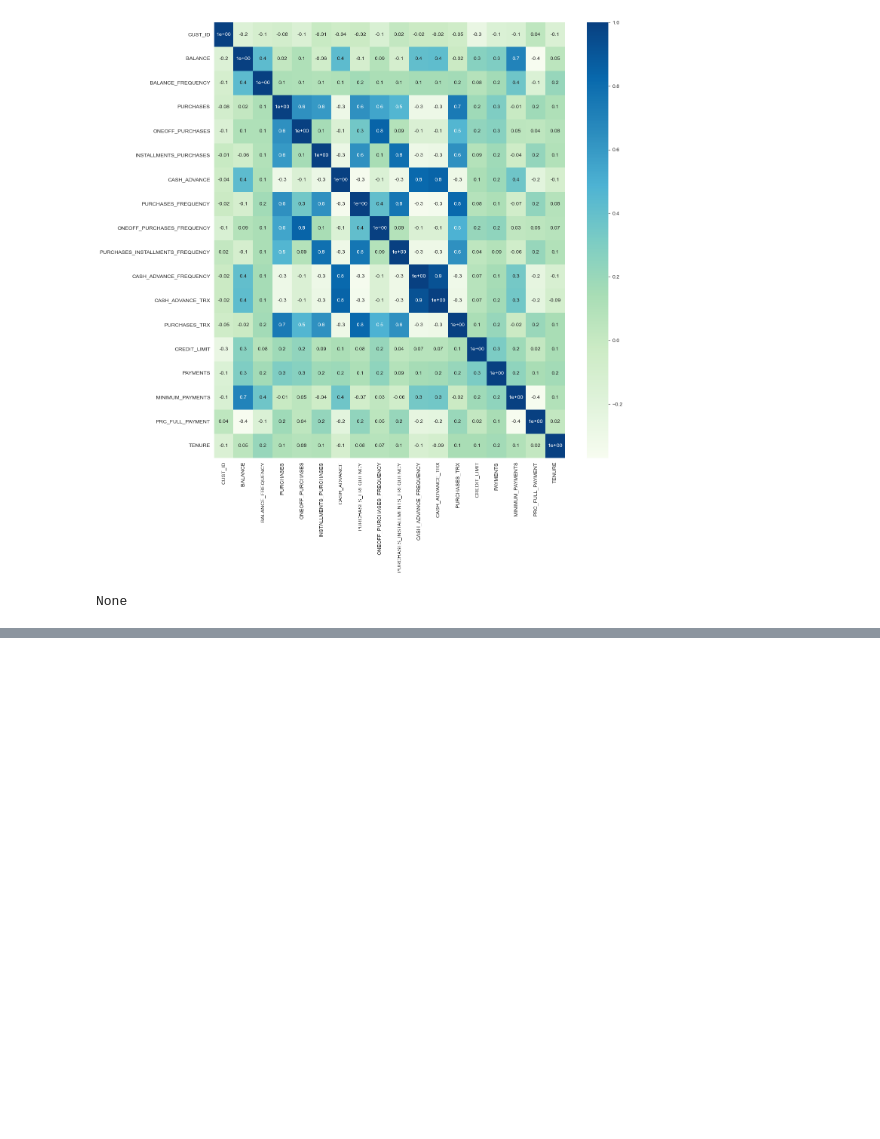
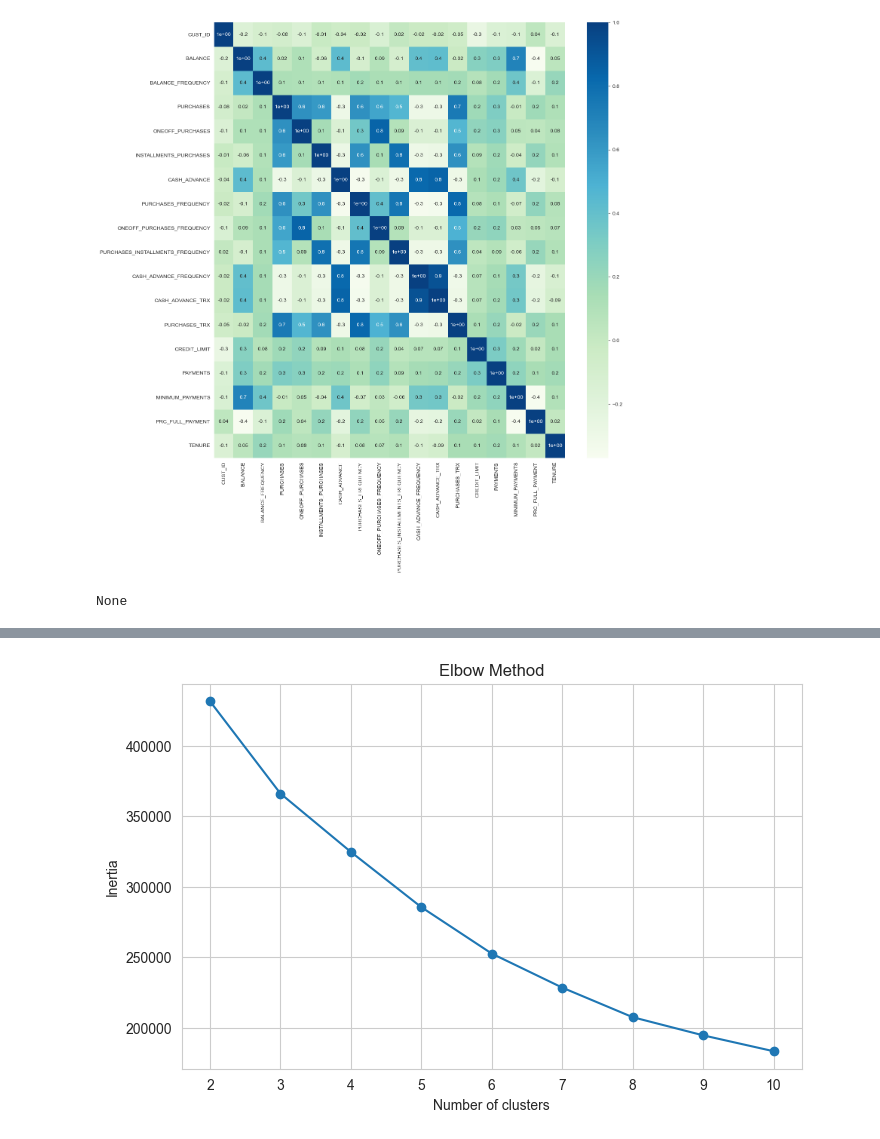
Before and after one commit to inesbchainho/ML_unsupervized_learning_26, a Jupyter notebook: Main_Notebook.ipynb, the cells around one changed output, grey strips where cells are left out. Saved outputs shown, nothing was run; the diff lists cells and outputs as text; code cells hidden in the pictures; blank space fills up the shorter version.

Commit message:
Add K-Means clustering analysis

```diff
--- a/Main_Notebook.ipynb
+++ b/Main_Notebook.ipynb
@@ -191,7 +209,7 @@ memory usage: 734.1 KB
 print("----------------Handling outliers:-----------------------")
 print("There are no negative balances or impossible values, so we will not delete any observations.")
 print("----------------Handling duplicates:-----------------------")
-data_droped.drop_duplicates()
+data_droped = data_droped.drop_duplicates()
 data_droped.info()
 # %% [output]
 ----------------Handling outliers:-----------------------
@@ -275,3 +293,13 @@ None
 # |corr| < 0.8 !! join the two highly correlated vars or eliminate one of them
 # %%
 # RobustScaler → less sensitive to extremes
+# %%
+df = data_droped.copy()
+
+df = df.drop_duplicates()
+
+customer_ids = df["CUST_ID"]
+
+X = df.drop(columns=["CUST_ID"])
+
+X.head()
@@ -277,0 +313,24 @@ None
+# %%
+scaler = RobustScaler()
+X_scaled = scaler.fit_transform(X)
+# %%
+inertias = []
+silhouette_scores = []
+
+k_values = range(2, 11)
+
+for k in k_values:
+    kmeans = KMeans(n_clusters=k, random_state=42, n_init=10)
+    labels = kmeans.fit_predict(X_scaled)
+
+    inertias.append(kmeans.inertia_)
+    score = silhouette_score(X_scaled, labels, sample_size=2000, random_state=42)
+    silhouette_scores.append(score)
+
+cluster_results = pd.DataFrame({
+    "Number of clusters": list(k_values),
+    "Inertia": inertias,
+    "Silhouette Score": silhouette_scores
+})
+
+cluster_results
@@ -277,0 +348,9 @@ None
+# %%
+plt.figure(figsize=(8, 5))
+plt.plot(k_values, inertias, marker="o")
+plt.title("Elbow Method")
+plt.xlabel("Number of clusters")
+plt.ylabel("Inertia")
+plt.show()
+# %% [output]
+[figure, added]
```
Also changed, not shown: parts of 26 cells of this notebook, 1 other file.
